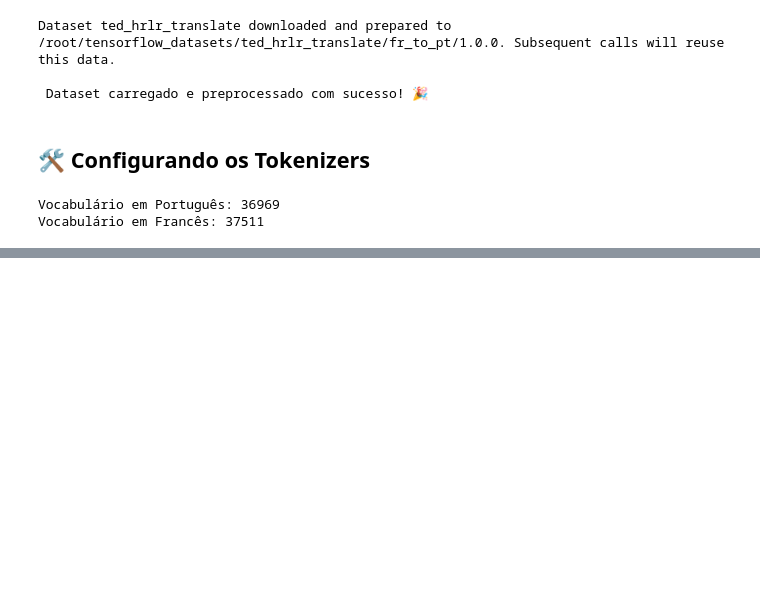
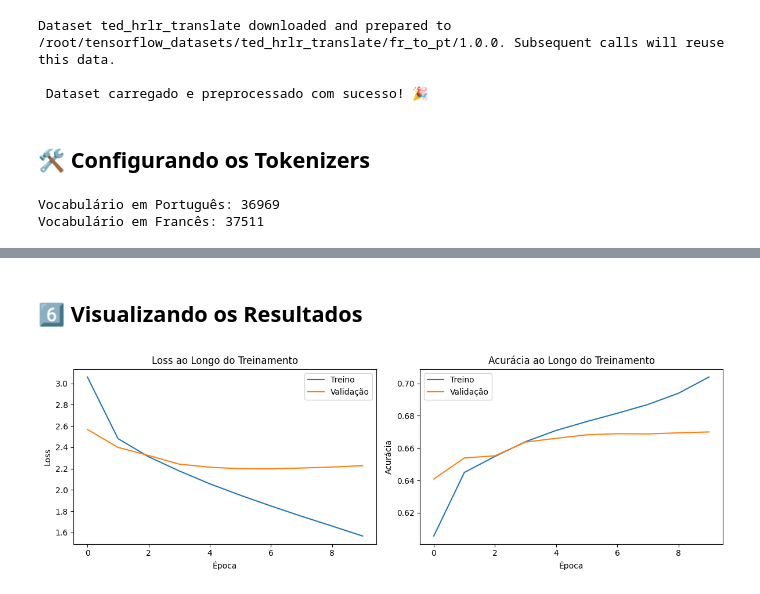
Before and after one commit to BeyondMagic/French2Portuguese, a Jupyter notebook: main.ipynb, the cells around one changed output, grey strips where cells are left out. Drawn from its saved outputs; the diff is of its cells as text; code cells hidden in the pictures; blank space fills up the shorter version.

Commit message:
feat(pynb): implement initial LSTM architecture and results

```diff
--- a/main.ipynb
+++ b/main.ipynb
@@ -135,0 +141,6 @@ Vocabulário em Francês: 37511
+# %%
+# Estes valores foram escolhidos com base em experimentos de tradução encontrados na internet
+EMBEDDING_DIM = 256  # Dimensão dos embeddings
+LSTM_UNITS = 512    # Número de unidades LSTM
+BATCH_SIZE = 64     # Tamanho do batch
+EPOCHS = 10         # Número de épocas para treinar
@@ -135,0 +231,14 @@ Vocabulário em Francês: 37511
+# %%
+# Preparando os dados do decoder (deslocados em uma posição)
+decoder_input_data = y_train[:, :-1]
+decoder_target_data = y_train[:, 1:]
+
+# Treinamento
+history = model.fit(
+    [X_train, decoder_input_data],
+    decoder_target_data,
+    batch_size=BATCH_SIZE,
+    epochs=EPOCHS,
+    validation_split=0.2,
+    verbose=1
+)
@@ -135,0 +266,27 @@ Vocabulário em Francês: 37511
+# %% [markdown]
+## 6️⃣ Visualizando os Resultados
+# %%
+plt.figure(figsize=(12, 4))
+
+# Plot da loss
+plt.subplot(1, 2, 1)
+plt.plot(history.history['loss'], label='Treino')
+plt.plot(history.history['val_loss'], label='Validação')
+plt.title('Loss ao Longo do Treinamento')
+plt.xlabel('Época')
+plt.ylabel('Loss')
+plt.legend()
+
+# Plot da acurácia
+plt.subplot(1, 2, 2)
+plt.plot(history.history['accuracy'], label='Treino')
+plt.plot(history.history['val_accuracy'], label='Validação')
+plt.title('Acurácia ao Longo do Treinamento')
+plt.xlabel('Época')
+plt.ylabel('Acurácia')
+plt.legend()
+
+plt.tight_layout()
+plt.show()
+# %% [output]
+[figure, added]
```
Also changed, not shown: parts of 10 cells of this notebook.
